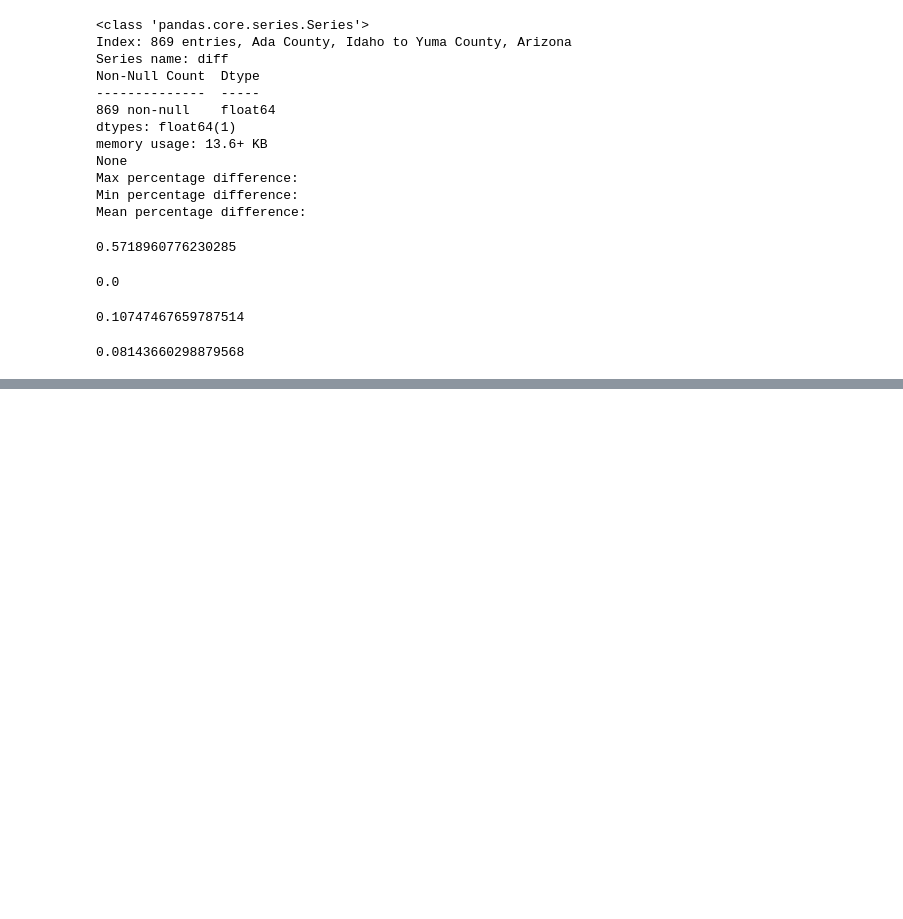
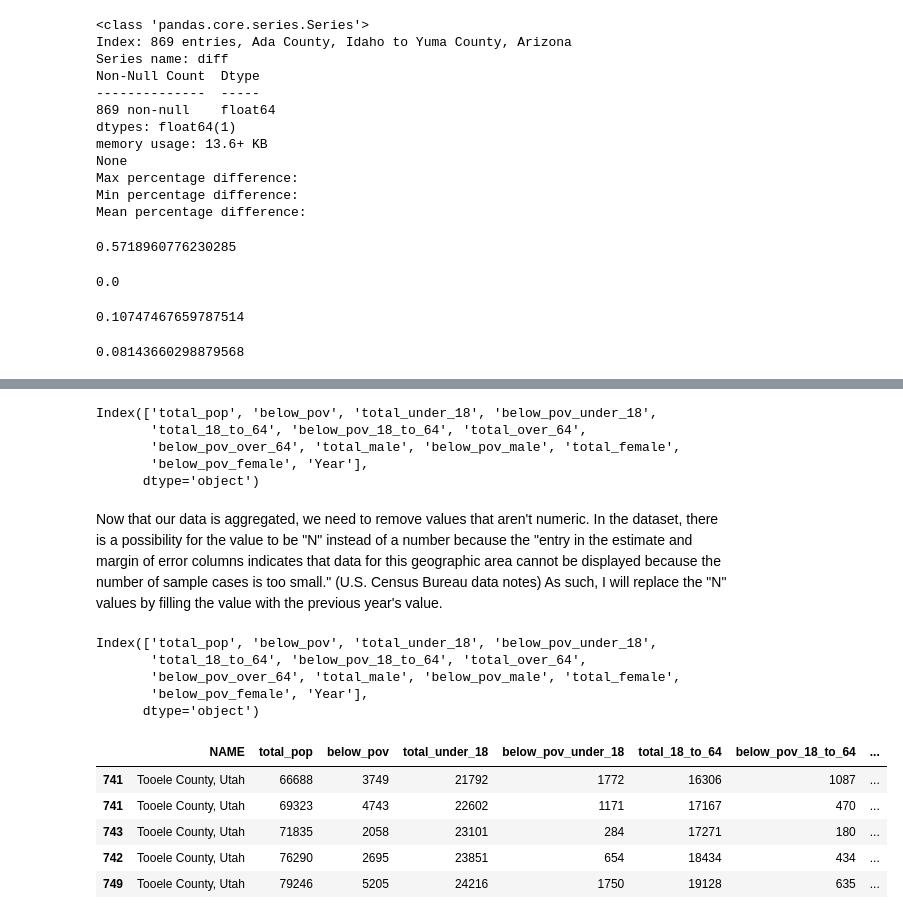
Before and after one commit to jacobshaw42/ds590_data_viz_project, a Jupyter notebook: Final Project - Data Analysis.ipynb, the cells around one changed output, grey strips where cells are left out. Drawn from its saved outputs; the diff is of its cells as text; code cells hidden in the pictures; blank space fills up the shorter version.

```diff
--- a/Final Project - Data Analysis.ipynb
+++ b/Final Project - Data Analysis.ipynb
@@ -265,0 +368,11 @@ np.median(result['diff'])
+# %%
+num_cols = df_merged.columns[1:]
+num_cols
+# %% [output]
+Index(['total_pop', 'below_pov', 'total_under_18', 'below_pov_under_18',
+       'total_18_to_64', 'below_pov_18_to_64', 'total_over_64',
+       'below_pov_over_64', 'total_male', 'below_pov_male', 'total_female',
+       'below_pov_female', 'Year'],
+      dtype='object')
+# %% [markdown]
+Now that our data is aggregated, we need to remove values that aren't numeric.  In the dataset, there is a possibility for the value to be "N" instead of a number because the "entry in the estimate and margin of error columns indicates that data for this geographic area cannot be displayed because the number of sample cases is too small." (U.S. Census Bureau data notes)  As such, I will replace the "N" values by filling the value with the previous year's value.
@@ -265,0 +381,9 @@ np.median(result['diff'])
+# %%
+num_cols = df_merged.columns[1:]
+num_cols
+# %% [output]
+Index(['total_pop', 'below_pov', 'total_under_18', 'below_pov_under_18',
+       'total_18_to_64', 'below_pov_18_to_64', 'total_over_64',
+       'below_pov_over_64', 'total_male', 'below_pov_male', 'total_female',
+       'below_pov_female', 'Year'],
+      dtype='object')
@@ -265,0 +392,9 @@ np.median(result['diff'])
+# %%
+df_merged[df_merged['NAME'] == 'Tooele County, Utah']
+# %% [output]
+|  | NAME | total_pop | below_pov | total_under_18 | below_pov_under_18 | total_18_to_64 | below_pov_18_to_64 | ... |
+| 741 | Tooele County, Utah | 66688 | 3749 | 21792 | 1772 | 16306 | 1087 | ... |
+| 741 | Tooele County, Utah | 69323 | 4743 | 22602 | 1171 | 17167 | 470 | ... |
+| 743 | Tooele County, Utah | 71835 | 2058 | 23101 | 284 | 17271 | 180 | ... |
+| 742 | Tooele County, Utah | 76290 | 2695 | 23851 | 654 | 18434 | 434 | ... |
+| 749 | Tooele County, Utah | 79246 | 5205 | 24216 | 1750 | 19128 | 635 | ... |
```
Also changed, not shown: parts of 25 cells of this notebook.
